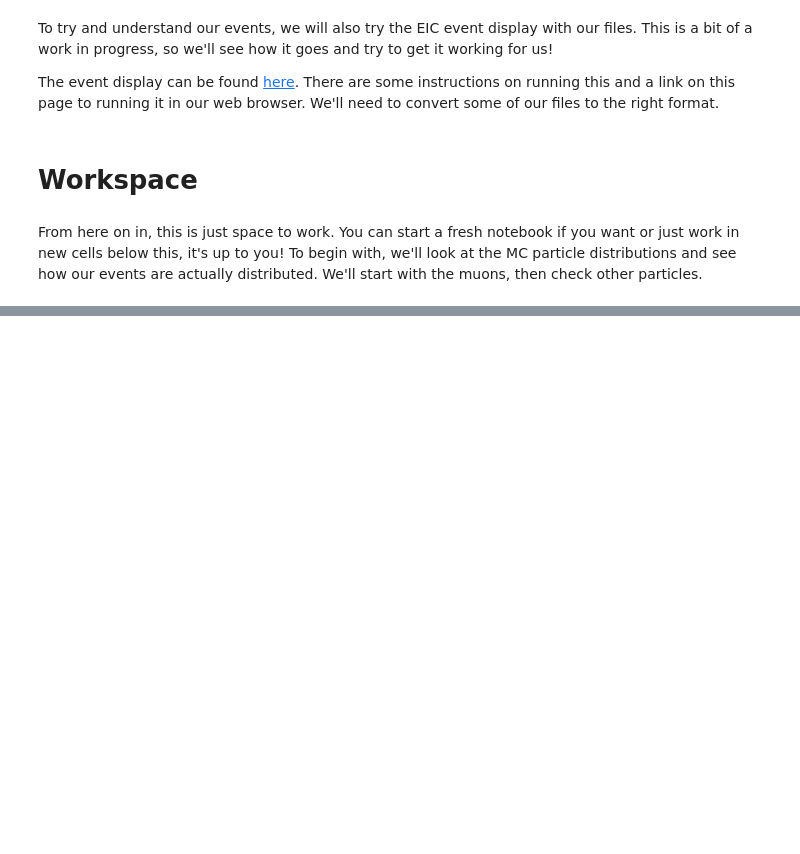
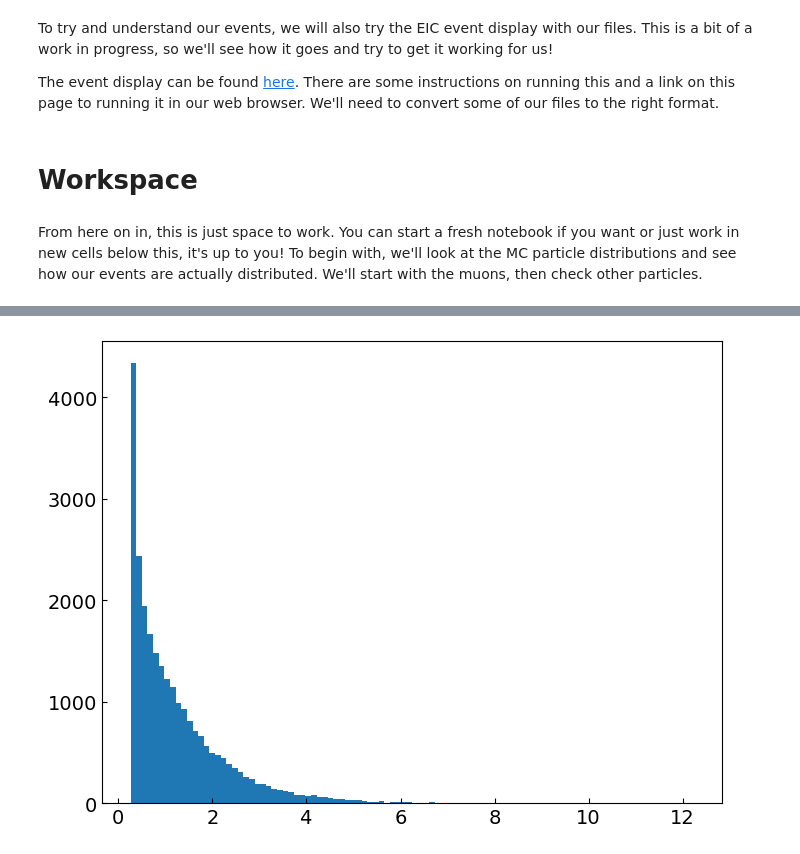
Before and after one commit to NebinGeorge/003-hsf-india-202510-NebinGeorge, a Jupyter notebook: MuonID_Setup.ipynb, the cells around one changed output, grey strips where cells are left out. Drawn from its saved outputs; the diff is of its cells as text; code cells hidden in the pictures; blank space fills up the shorter version.

```diff
--- a/MuonID_Setup.ipynb
+++ b/MuonID_Setup.ipynb
@@ -204,0 +355,22 @@ From here on in, this is just space to work. You can start a fresh notebook if y
+# %%
+branch=tree['MCParticles.PDG'].arrays()
+# ss = branch['MCParticles.generatorStatus'] == 1
+muons_only = branch['MCParticles.PDG'] == -13
+
+branch_px= tree["MCParticles.momentum.x"].arrays()
+branch_py= tree["MCParticles.momentum.y"].arrays()
+branch_pz= tree["MCParticles.momentum.z"].arrays()
+branch_m = tree["MCParticles.mass"].arrays()
+# plt.hist(ak.flatten(np.sqrt(branch_m["MCParticles.mass"]**2+branch_px["MCParticles.momentum.x"]**2 + branch_py["MCParticles.momentum.y"]**2 + branch_pz["MCParticles.momentum.z"]**2)), bins=25);
+# plt.hist(branch)
+selected_px = branch_px["MCParticles.momentum.x"][muons_only]
+selected_py = branch_py["MCParticles.momentum.y"][muons_only]
+selected_pz = branch_pz["MCParticles.momentum.z"][muons_only]
+selected_m = branch_m["MCParticles.mass"][muons_only]
+energy = np.sqrt(selected_m**2 + selected_px**2 + selected_py**2 + selected_pz**2)
+momentum = np.sqrt(selected_px**2 + selected_py**2 + selected_pz**2)
+theta = selected_pz /momentum
+eta = -np.log(np.tan(theta)/2)
+plt.hist(eta,100);
+# %% [output]
+[figure, added]
```
Also changed, not shown: parts of 17 cells of this notebook.
